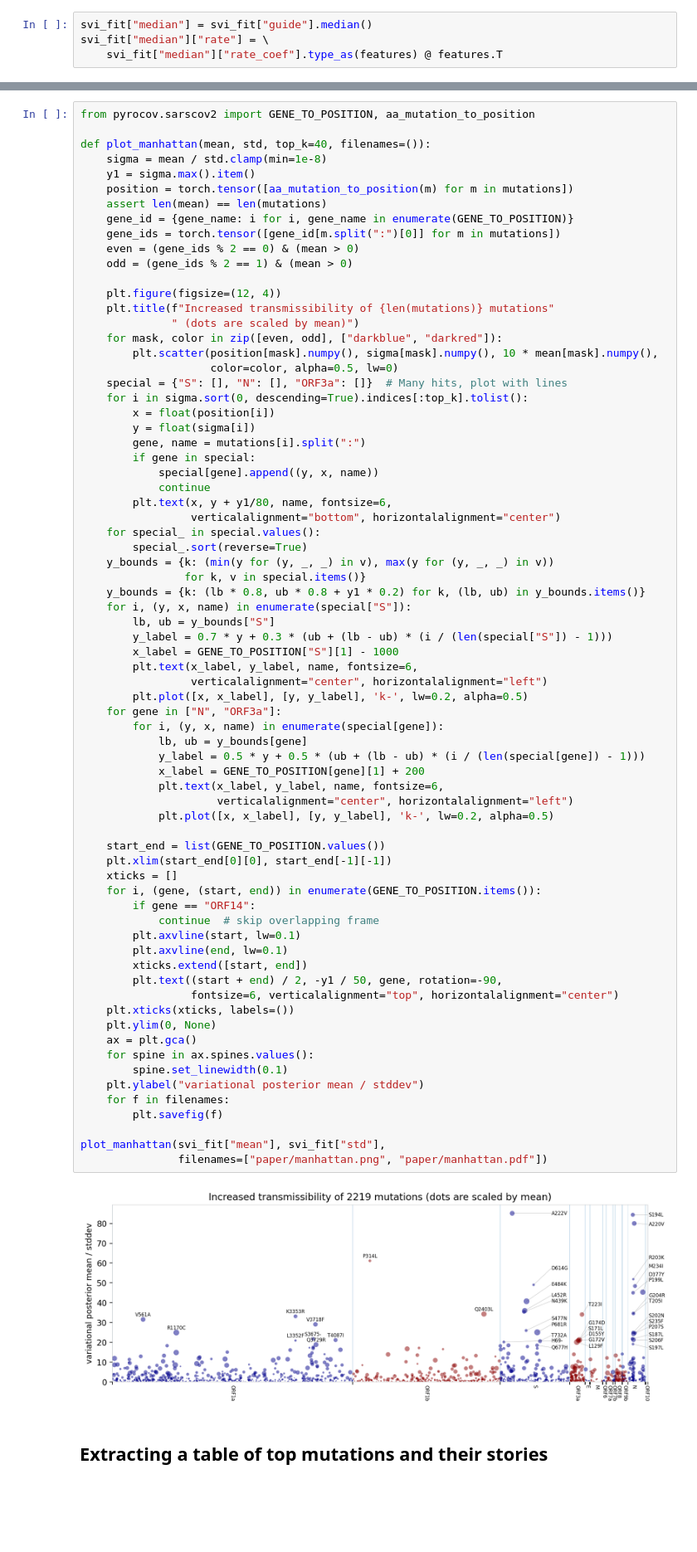
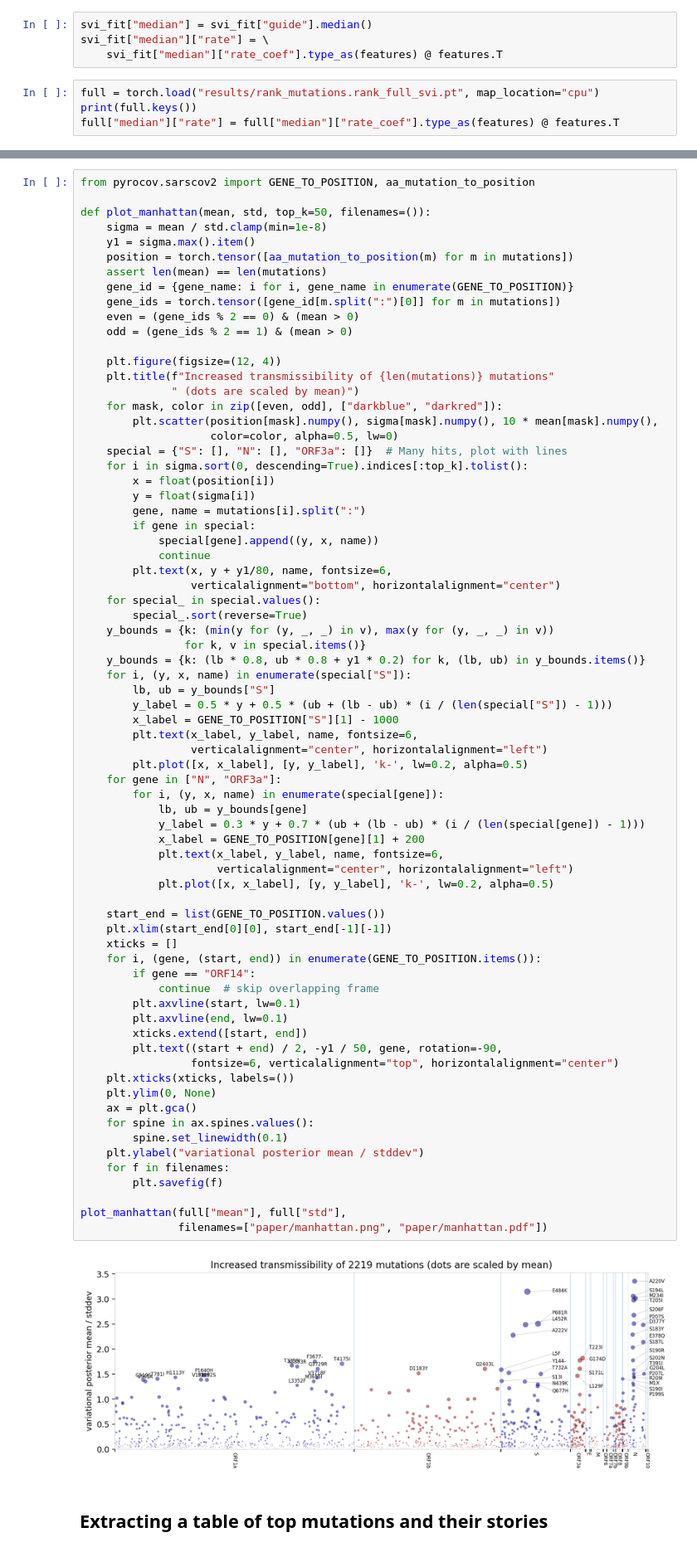
Before and after one commit to broadinstitute/pyro-cov, a Jupyter notebook: mutrans.ipynb, the cells around one changed output, grey strips where cells are left out. Shown at 83% size. Cells and saved outputs as stored; diff of their text form; blank space fills up the shorter version.

```diff
--- a/mutrans.ipynb
+++ b/mutrans.ipynb
@@ -109,3 +101,7 @@ plt.ylabel("loss");
 svi_fit["median"] = svi_fit["guide"].median()
 svi_fit["median"]["rate"] = \
     svi_fit["median"]["rate_coef"].type_as(features) @ features.T
+# %%
+full = torch.load("results/rank_mutations.rank_full_svi.pt", map_location="cpu")
+print(full.keys())
+full["median"]["rate"] = full["median"]["rate_coef"].type_as(features) @ features.T
@@ -279,7 +249,7 @@ plot_volcano(svi_fit["mean"], svi_fit["std"],
 # %%
 from pyrocov.sarscov2 import GENE_TO_POSITION, aa_mutation_to_position
 
-def plot_manhattan(mean, std, top_k=40, filenames=()):
+def plot_manhattan(mean, std, top_k=50, filenames=()):
     sigma = mean / std.clamp(min=1e-8)
     y1 = sigma.max().item()
     position = torch.tensor([aa_mutation_to_position(m) for m in mutations])
@@ -312,7 +282,7 @@ def plot_manhattan(mean, std, top_k=40, filenames=()):
     y_bounds = {k: (lb * 0.8, ub * 0.8 + y1 * 0.2) for k, (lb, ub) in y_bounds.items()}
     for i, (y, x, name) in enumerate(special["S"]):
         lb, ub = y_bounds["S"]
-        y_label = 0.7 * y + 0.3 * (ub + (lb - ub) * (i / (len(special["S"]) - 1)))
+        y_label = 0.5 * y + 0.5 * (ub + (lb - ub) * (i / (len(special["S"]) - 1)))
         x_label = GENE_TO_POSITION["S"][1] - 1000
         plt.text(x_label, y_label, name, fontsize=6,
                  verticalalignment="center", horizontalalignment="left")
@@ -320,36 +290,36 @@ def plot_manhattan(mean, std, top_k=40, filenames=()):
     for gene in ["N", "ORF3a"]:
         for i, (y, x, name) in enumerate(special[gene]):
             lb, ub = y_bounds[gene]
-            y_label = 0.5 * y + 0.5 * (ub + (lb - ub) * (i / (len(special[gene]) - 1)))
+            y_label = 0.3 * y + 0.7 * (ub + (lb - ub) * (i / (len(special[gene]) - 1)))
             x_label = GENE_TO_POSITION[gene][1] + 200
             plt.text(x_label, y_label, name, fontsize=6,
                      verticalalignment="center", horizontalalignment="left")
             plt.plot([x, x_label], [y, y_label], 'k-', lw=0.2, alpha=0.5)
 
     start_end = list(GENE_TO_POSITION.values())
     plt.xlim(start_end[0][0], start_end[-1][-1])
     xticks = []
     for i, (gene, (start, end)) in enumerate(GENE_TO_POSITION.items()):
         if gene == "ORF14":
             continue  # skip overlapping frame
         plt.axvline(start, lw=0.1)
         plt.axvline(end, lw=0.1)
         xticks.extend([start, end])
         plt.text((start + end) / 2, -y1 / 50, gene, rotation=-90,
                  fontsize=6, verticalalignment="top", horizontalalignment="center")
     plt.xticks(xticks, labels=())
     plt.ylim(0, None)
     ax = plt.gca()
     for spine in ax.spines.values():
         spine.set_linewidth(0.1)
     plt.ylabel("variational posterior mean / stddev")
     for f in filenames:
         plt.savefig(f)
 
-plot_manhattan(svi_fit["mean"], svi_fit["std"],
+plot_manhattan(full["mean"], full["std"],
                filenames=["paper/manhattan.png", "paper/manhattan.pdf"])
 # %% [output]
-[figure, old version]
+[figure, new version]
 # %% [markdown]
 ## Extracting a table of top mutations and their stories
 # %%
```
Also changed, not shown: parts of 12 cells of this notebook, 9 other files.
